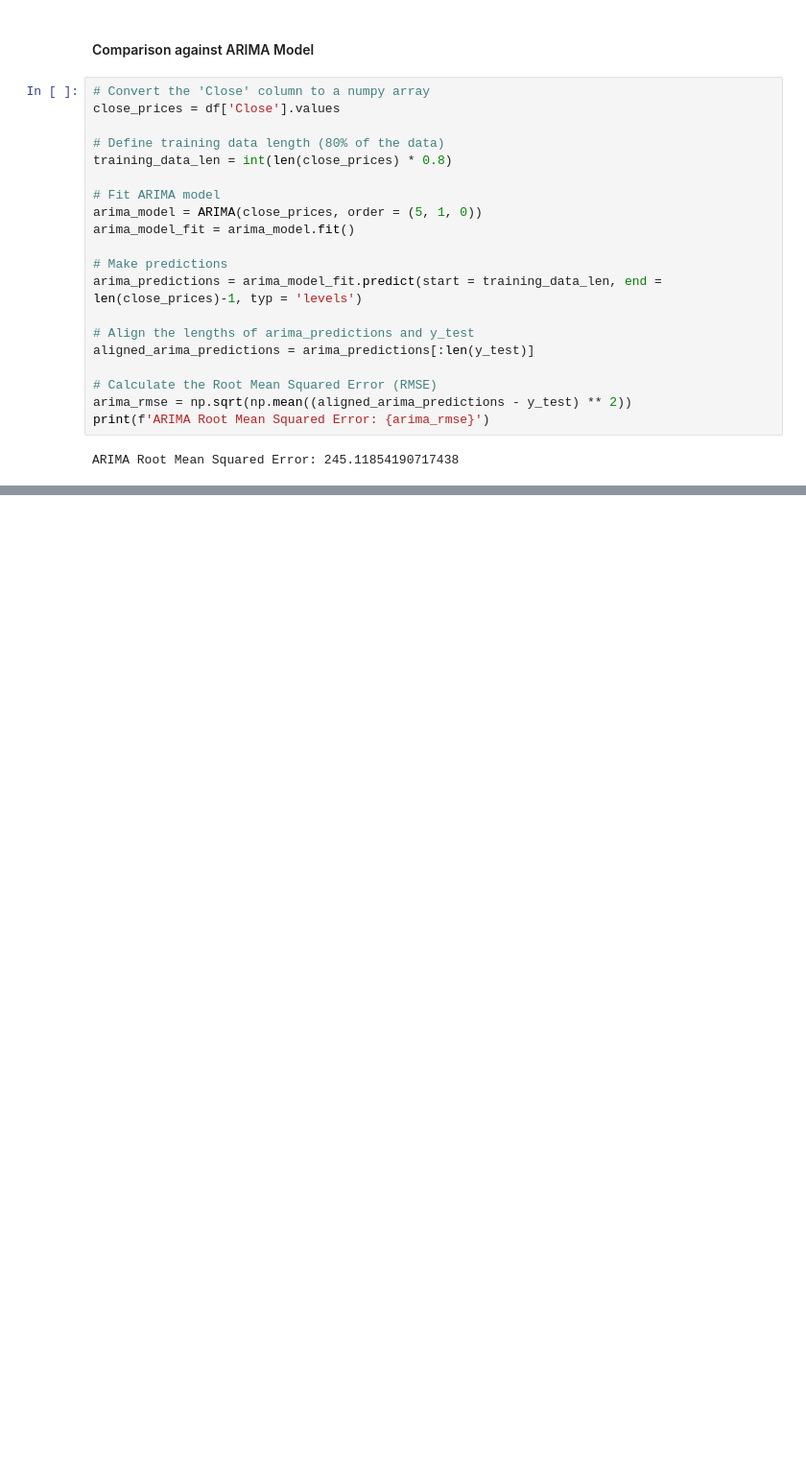
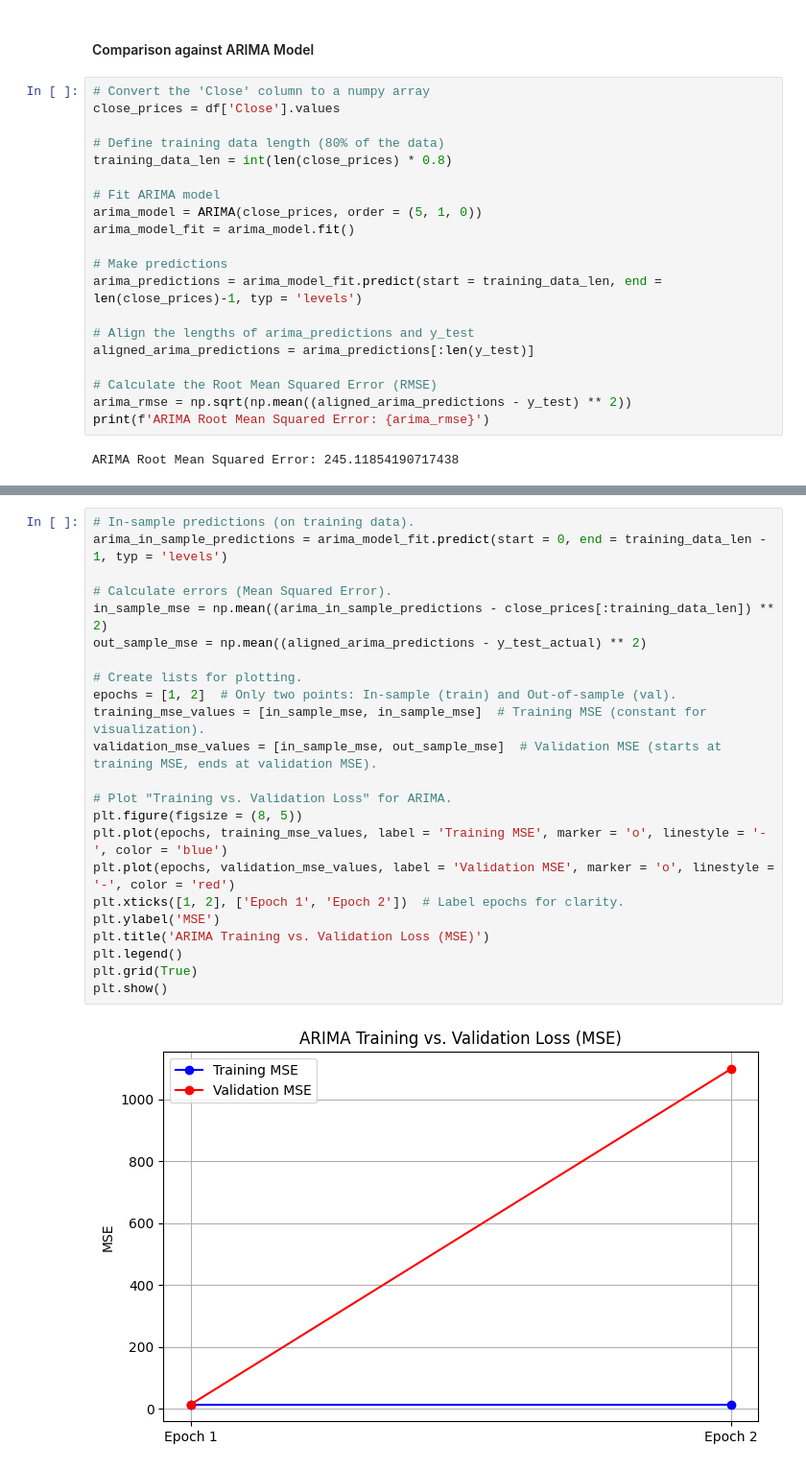
Before and after one commit to aosman101/Stock-Market-Prediction, a Jupyter notebook: Project Code/LSTM Networks.ipynb, the cells around one changed output, grey strips where cells are left out. Shown at 96% size. Cells and saved outputs as stored; diff of their text form; blank space fills up the shorter version.

```diff
--- a/Project Code/LSTM Networks.ipynb
+++ b/Project Code/LSTM Networks.ipynb
@@ -595,0 +839,25 @@ ARIMA Root Mean Squared Error: 245.11854190717438
+# %%
+# In-sample predictions (on training data).
+arima_in_sample_predictions = arima_model_fit.predict(start = 0, end = training_data_len - 1, typ = 'levels')
+
+# Calculate errors (Mean Squared Error).
+in_sample_mse = np.mean((arima_in_sample_predictions - close_prices[:training_data_len]) ** 2)
+out_sample_mse = np.mean((aligned_arima_predictions - y_test_actual) ** 2)
+
+# Create lists for plotting.
+epochs = [1, 2]  # Only two points: In-sample (train) and Out-of-sample (val).
+training_mse_values = [in_sample_mse, in_sample_mse]  # Training MSE (constant for visualization).
+validation_mse_values = [in_sample_mse, out_sample_mse]  # Validation MSE (starts at training MSE, ends at validation MSE).
+
+# Plot "Training vs. Validation Loss" for ARIMA.
+plt.figure(figsize = (8, 5))
+plt.plot(epochs, training_mse_values, label = 'Training MSE', marker = 'o', linestyle = '-', color = 'blue')
+plt.plot(epochs, validation_mse_values, label = 'Validation MSE', marker = 'o', linestyle = '-', color = 'red')
+plt.xticks([1, 2], ['Epoch 1', 'Epoch 2'])  # Label epochs for clarity.
+plt.ylabel('MSE')
+plt.title('ARIMA Training vs. Validation Loss (MSE)')
+plt.legend()
+plt.grid(True)
+plt.show()
+# %% [output]
+[figure, added]
```
Also changed, not shown: parts of 41 cells of this notebook.
